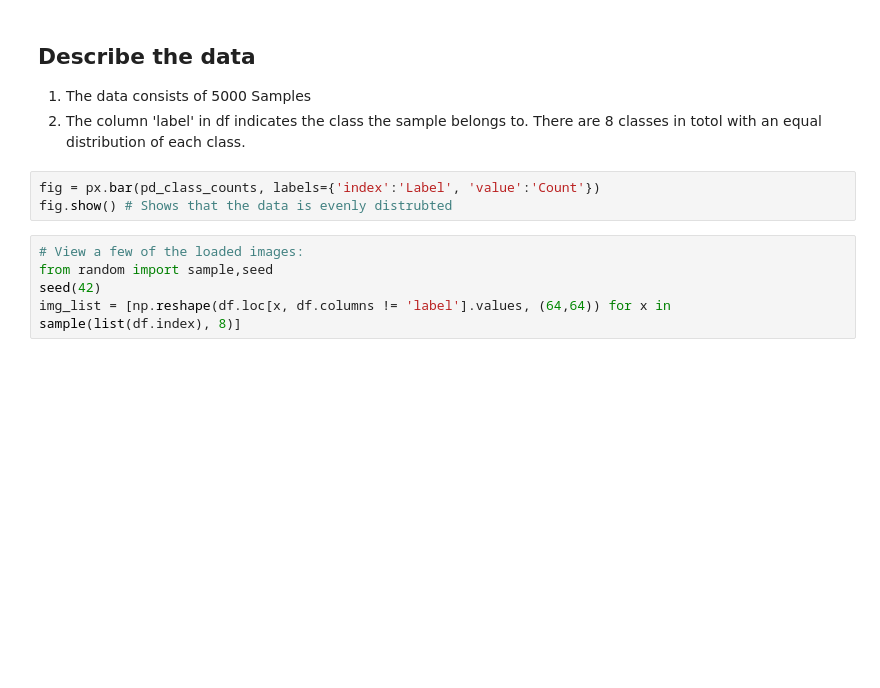
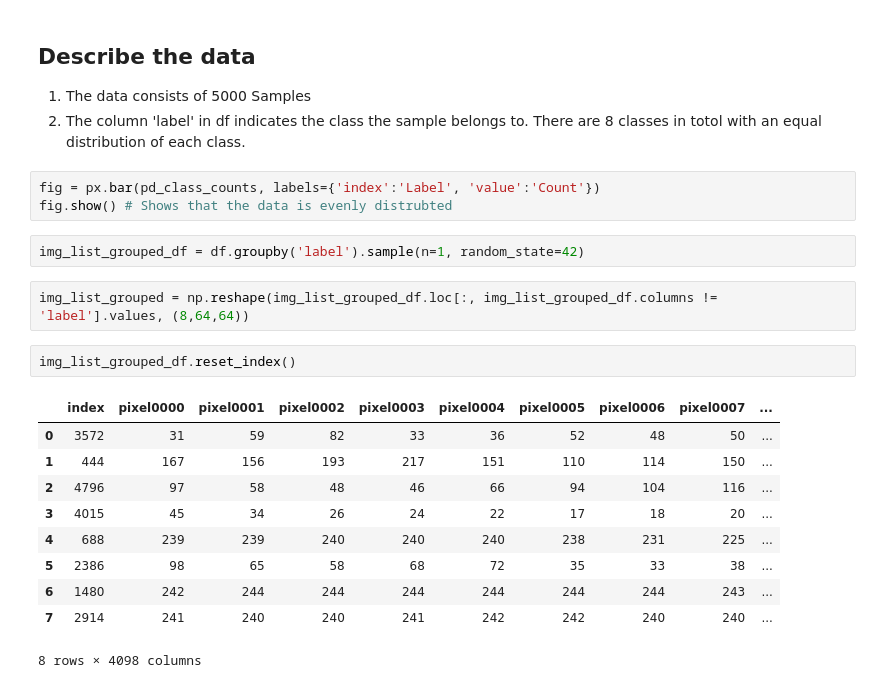
Before and after one commit to sharyar/CLFModelComparison, a Jupyter notebook: 02_Data_Preprocessing/explore_data.ipynb, the cells around one changed output. Drawn from its saved outputs; the diff is of its cells as text; blank space fills up the shorter version.

```diff
--- a/02_Data_Preprocessing/explore_data.ipynb
+++ b/02_Data_Preprocessing/explore_data.ipynb
@@ -62,9 +62,21 @@ dtype: int64
 # %%
 fig = px.bar(pd_class_counts, labels={'index':'Label', 'value':'Count'})
 fig.show() # Shows that the data is evenly distrubted
-# %%
-# View a few of the loaded images:
-from random import sample,seed
-seed(42)
-img_list = [np.reshape(df.loc[x, df.columns != 'label'].values, (64,64)) for x in sample(list(df.index), 8)]
+# %%
+img_list_grouped_df = df.groupby('label').sample(n=1, random_state=42)
+# %%
+img_list_grouped = np.reshape(img_list_grouped_df.loc[:, img_list_grouped_df.columns != 'label'].values, (8,64,64))
+# %%
+img_list_grouped_df.reset_index()
+# %% [output]
+|  | index | pixel0000 | pixel0001 | pixel0002 | pixel0003 | pixel0004 | pixel0005 | pixel0006 | pixel0007 | ... |
+| 0 | 3572 | 31 | 59 | 82 | 33 | 36 | 52 | 48 | 50 | ... |
+| 1 | 444 | 167 | 156 | 193 | 217 | 151 | 110 | 114 | 150 | ... |
+| 2 | 4796 | 97 | 58 | 48 | 46 | 66 | 94 | 104 | 116 | ... |
+| 3 | 4015 | 45 | 34 | 26 | 24 | 22 | 17 | 18 | 20 | ... |
+| 4 | 688 | 239 | 239 | 240 | 240 | 240 | 238 | 231 | 225 | ... |
+| 5 | 2386 | 98 | 65 | 58 | 68 | 72 | 35 | 33 | 38 | ... |
+| 6 | 1480 | 242 | 244 | 244 | 244 | 244 | 244 | 244 | 243 | ... |
+| 7 | 2914 | 241 | 240 | 240 | 241 | 242 | 242 | 240 | 240 | ... |
+8 rows × 4098 columns
 # %%
```
Also changed, not shown: parts of 2 cells of this notebook, 3 other files.
